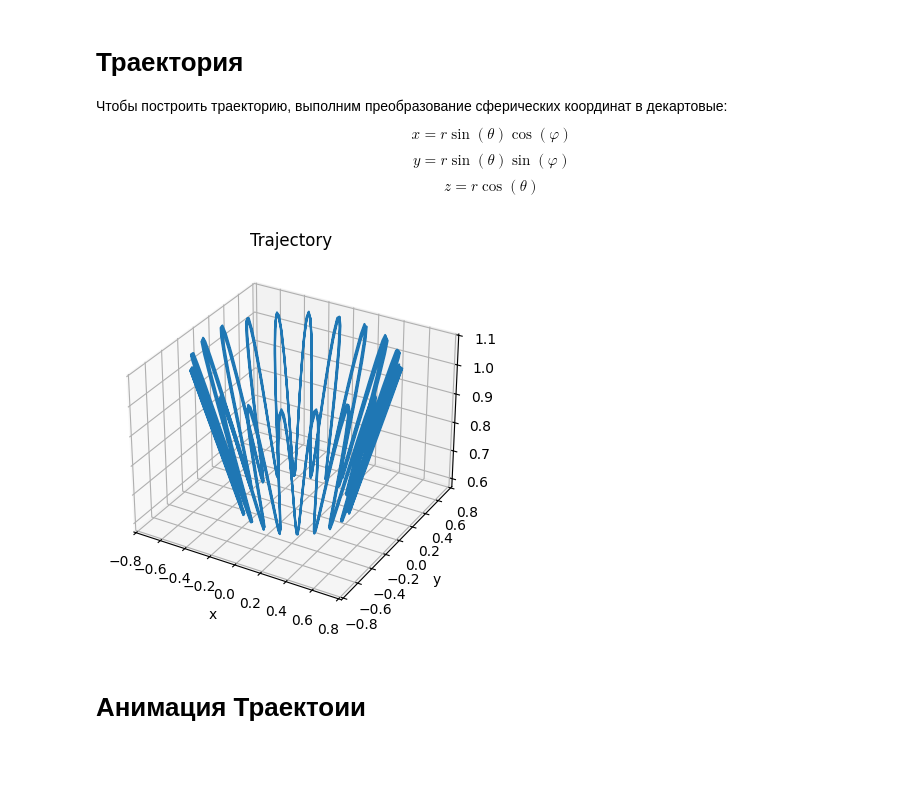
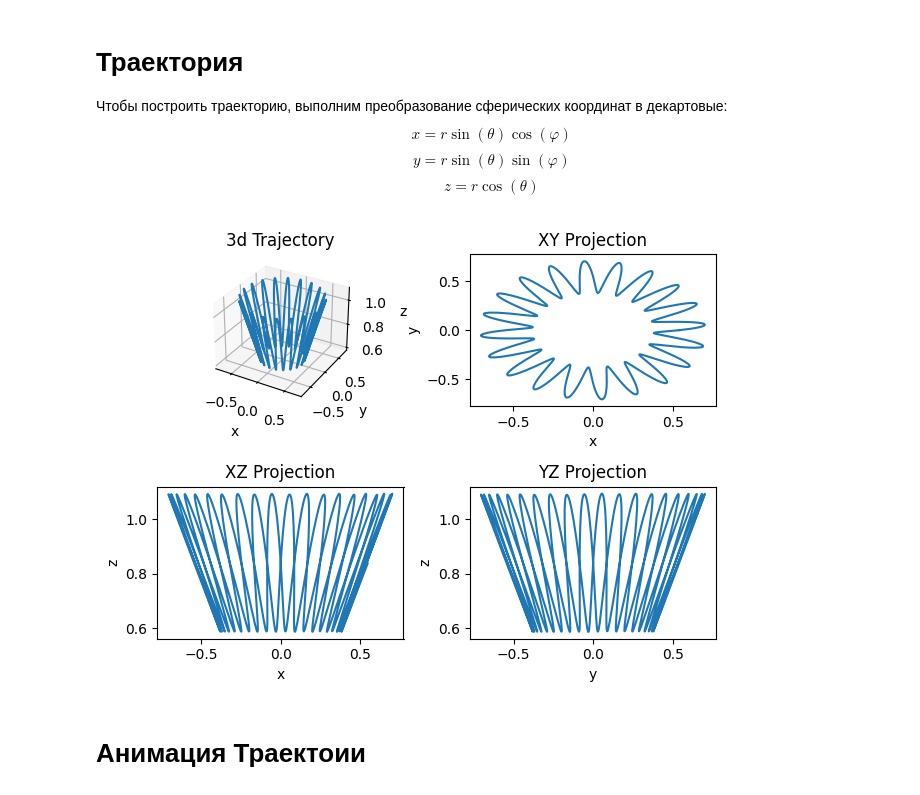
Before and after one commit to BratKAS/TrajectorySphericalCoordinates, a Jupyter notebook: report.ipynb, the cells around one changed output. Saved outputs shown, nothing was run; the diff lists cells and outputs as text; code cells hidden in the pictures; blank space fills up the shorter version.

```diff
--- a/report.ipynb
+++ b/report.ipynb
@@ -49,34 +49,62 @@ $$
 # %%
 %matplotlib inline
 
 import numpy as np
 import matplotlib.pyplot as plt
 from mpl_toolkits.mplot3d import Axes3D
 
 # Временной интервал
-t = np.linspace(0, 20, 1000)
+t = np.linspace(0, 2*np.pi, 1000)
 
 # Определение функций для сферических координат
 r = 1 + 0.3 * np.sin(20 * t)
 phi = t
 theta = -np.exp(-0.001 * t) + np.pi / 2
 
 # Преобразование сферических координат в декартовы
 x = r * np.sin(theta) * np.cos(phi)
 y = r * np.sin(theta) * np.sin(phi)
 z = r * np.cos(theta)
 
 # Построение графика
 fig = plt.figure()
-ax = fig.add_subplot(111, projection='3d')
-ax.plot(x, y, z)
-ax.set_xlabel('x')
-ax.set_ylabel('y')
-ax.set_zlabel('z')
-ax.set_title('Trajectory')
+
+# Первый подграфик (3D)
+ax1 = fig.add_subplot(221, projection='3d')  # 1 строка, 2 колонки, 1-й подграфик
+ax1.plot(x, y, z)
+ax1.set_xlabel('x')
+ax1.set_ylabel('y')
+ax1.set_zlabel('z')
+ax1.set_title('3d Trajectory')
+plt.tight_layout()  # Для улучшения размещения подграфиков
+
+# Второй подграфик (2D)
+ax2 = fig.add_subplot(222)  # 1 строка, 2 колонки, 2-й подграфик
+ax2.plot(x, y)
+ax2.set_xlabel('x')
+ax2.set_ylabel('y')
+ax2.set_title('XY Projection')
+plt.tight_layout()
+
+# Третий подграфик (2D)
+ax3 = fig.add_subplot(223)  # 1 строка, 2 колонки, 2-й подграфик
+ax3.plot(x, z)
+ax3.set_xlabel('x')
+ax3.set_ylabel('z')
+ax3.set_title('XZ Projection')
+plt.tight_layout()
+
+# Четвертый подграфик (2D)
+ax4 = fig.add_subplot(224)  # 1 строка, 2 колонки, 2-й подграфик
+ax4.plot(y, z)
+ax4.set_xlabel('y')
+ax4.set_ylabel('z')
+ax4.set_title('YZ Projection')
+plt.tight_layout()
+
 plt.show()
 # %% [output]
-[figure, old version]
+[figure, new version]
 # %% [markdown]
 # Анимация Траектоии
 # %%
```
